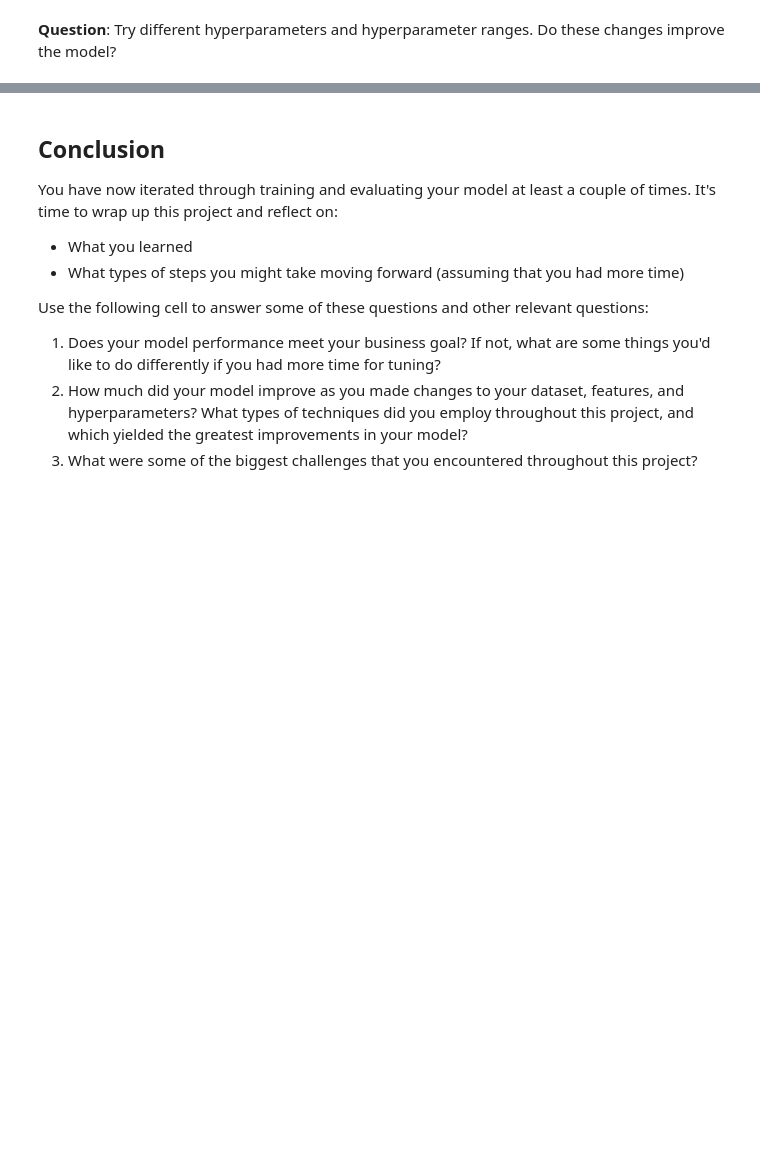
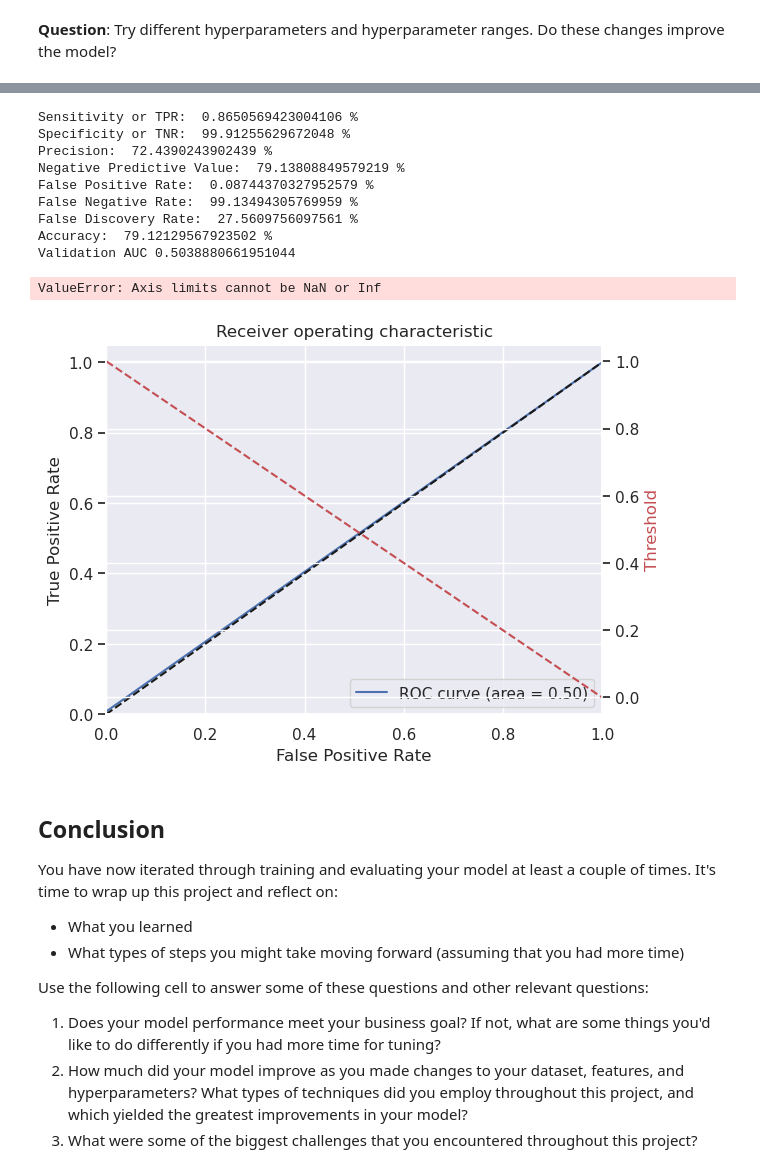
Before and after one commit to Ajia-code/AWS-Machine-Learning-, a Jupyter notebook: Flight_Delay-Student.ipynb, the cells around one changed output, grey strips where cells are left out. Saved outputs shown, nothing was run; the diff lists cells and outputs as text; code cells hidden in the pictures; blank space fills up the shorter version.

```diff
--- a/Flight_Delay-Student.ipynb
+++ b/Flight_Delay-Student.ipynb
@@ -1947,3 +2102,17 @@ ValueError: Axis limits cannot be NaN or Inf
+# %%
+plot_roc(test_labels, target_predicted)
+# %% [output]
+Sensitivity or TPR:  0.8650569423004106 %
+Specificity or TNR:  99.91255629672048 %
+Precision:  72.4390243902439 %
+Negative Predictive Value:  79.13808849579219 %
+False Positive Rate:  0.08744370327952579 %
+False Negative Rate:  99.13494305769959 %
+False Discovery Rate:  27.5609756097561 %
+Accuracy:  79.12129567923502 %
+Validation AUC 0.5038880661951044
+ValueError: Axis limits cannot be NaN or Inf
+[figure, added]
 # %% [markdown]
 ## Conclusion
 
```
Also changed, not shown: parts of 26 cells of this notebook.
